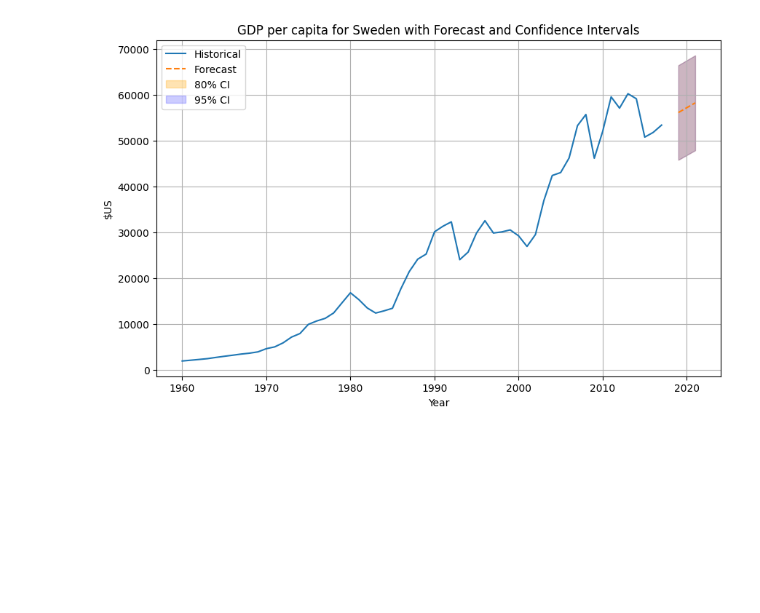
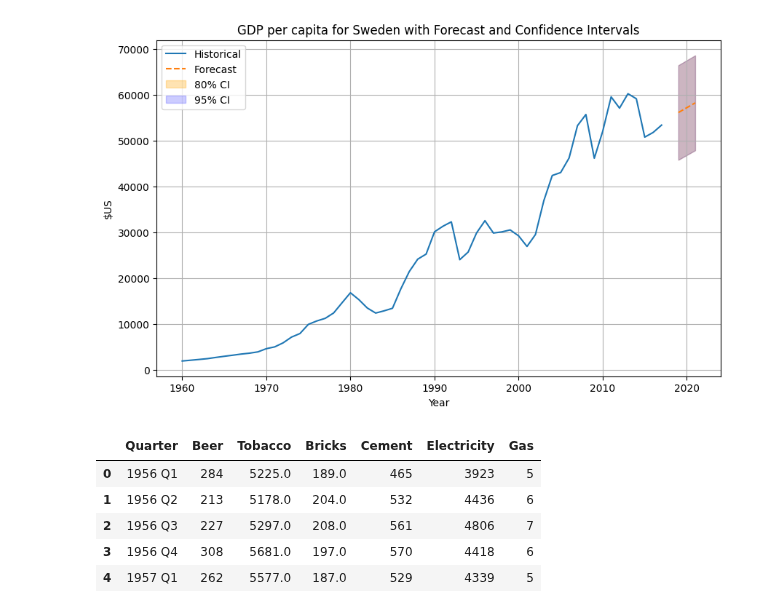
Before and after one commit to DavidGuzzi/TSA, a Jupyter notebook: Forecasting Principles and Practice 3rd/2/5.ipynb, the cells around one changed output. Cells and saved outputs as stored; diff of their text form; code cells hidden in the pictures; blank space fills up the shorter version.

```diff
--- a/Forecasting Principles and Practice 3rd/2/5.ipynb
+++ b/Forecasting Principles and Practice 3rd/2/5.ipynb
@@ -125,3 +125,15 @@ Predictions Summary:
 2019-12-31  67565.313585
 2020-12-31  68643.993403
 [figure]
+# %%
+path2 = r"C:\Users\HP\OneDrive\Escritorio\David Guzzi\Github\TSA\Forecasting Principles and Practice 3rd\2\aus_production.csv"
+
+ausp = pd.read_csv(path2)
+ausp.head()
+# %% [output]
+|  | Quarter | Beer | Tobacco | Bricks | Cement | Electricity | Gas |
+| 0 | 1956 Q1 | 284 | 5225.0 | 189.0 | 465 | 3923 | 5 |
+| 1 | 1956 Q2 | 213 | 5178.0 | 204.0 | 532 | 4436 | 6 |
+| 2 | 1956 Q3 | 227 | 5297.0 | 208.0 | 561 | 4806 | 7 |
+| 3 | 1956 Q4 | 308 | 5681.0 | 197.0 | 570 | 4418 | 6 |
+| 4 | 1957 Q1 | 262 | 5577.0 | 187.0 | 529 | 4339 | 5 |
```
Also changed, not shown: parts of 3 cells of this notebook.
